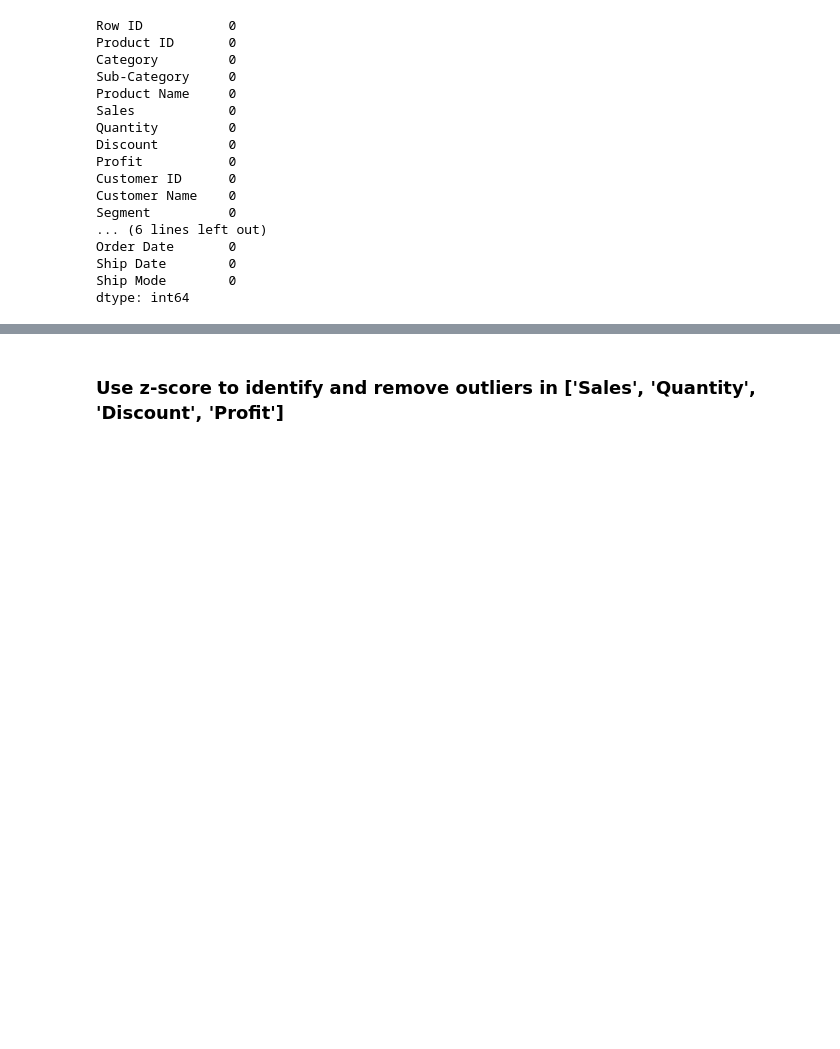
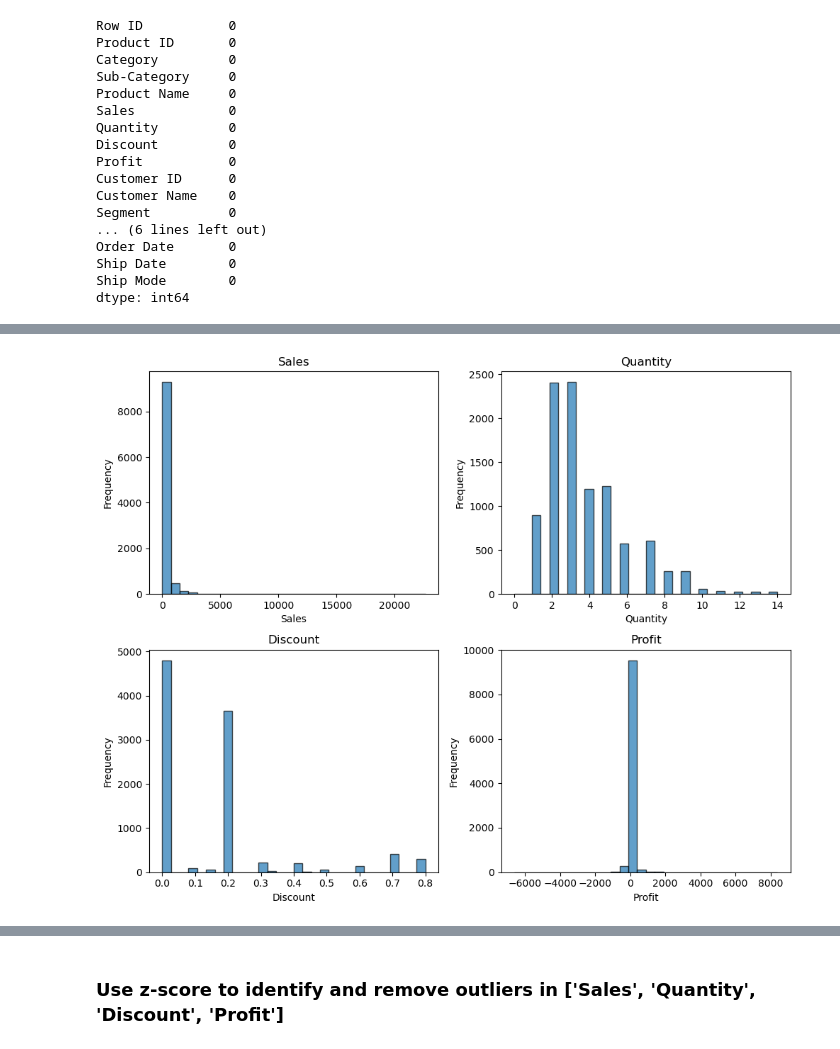
Before and after one commit to hennypurwadi/771951_Dataset_Analysis, a Jupyter notebook: 202370140_analysing_1.ipynb, the cells around one changed output, grey strips where cells are left out. Saved outputs shown, nothing was run; the diff lists cells and outputs as text; code cells hidden in the pictures; blank space fills up the shorter version.

```diff
--- a/202370140_analysing_1.ipynb
+++ b/202370140_analysing_1.ipynb
@@ -14,8 +14,8 @@ import warnings
 warnings.filterwarnings('ignore')
 # %%
 input_file = "sample-superstore_2023_T3_clean.csv"
-df = pd.read_csv(input_file, header = 0)
-df.head(10)
+df1 = pd.read_csv(input_file, header = 0)
+df1.head(10)
 # %% [output]
 |  | Row ID | Product ID | Category | Sub-Category | Product Name | Sales | Quantity | Discount | Profit | ... |
 | 0 | 9798 | TEC-PH-10004977 | Technology | Phones | GE 30524EE4 | 235.188 | 2 | 0.4 | -43.1178 | ... |
@@ -87,0 +100,15 @@ dtype: object
+# %%
+columns_to_plot = ['Sales', 'Quantity', 'Discount', 'Profit']
+
+plt.figure(figsize=(10, 8))
+for i, column in enumerate(columns_to_plot, 1):
+    plt.subplot(2, 2, i)
+    plt.hist(df1[column].dropna(), bins=30, edgecolor='k', alpha=0.7)
+    plt.title(f'{column}')
+    plt.xlabel(column)
+    plt.ylabel('Frequency')
+
+plt.tight_layout()
+plt.show()
+# %% [output]
+[figure, added]
```
Also changed, not shown: parts of 33 cells of this notebook.
